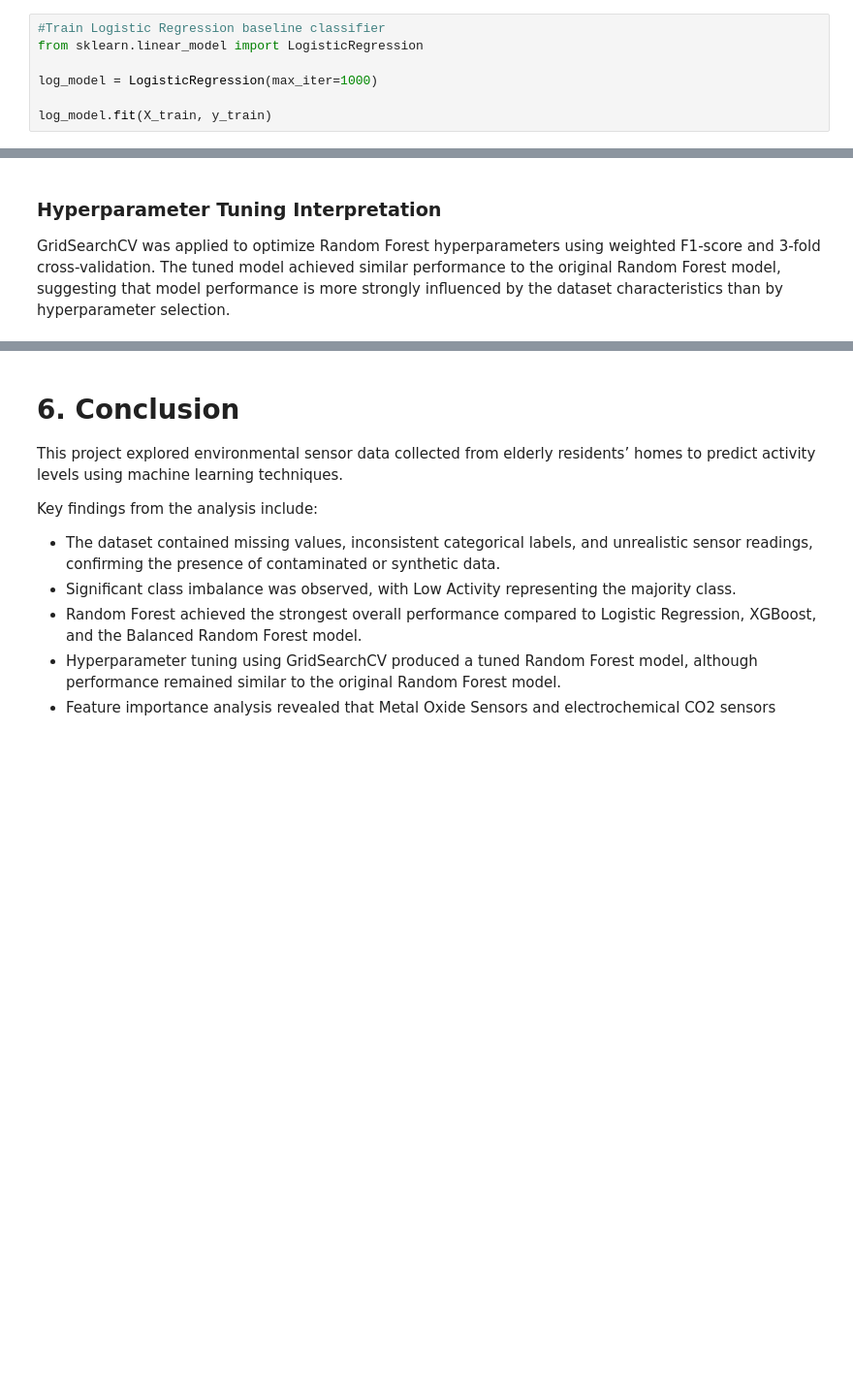
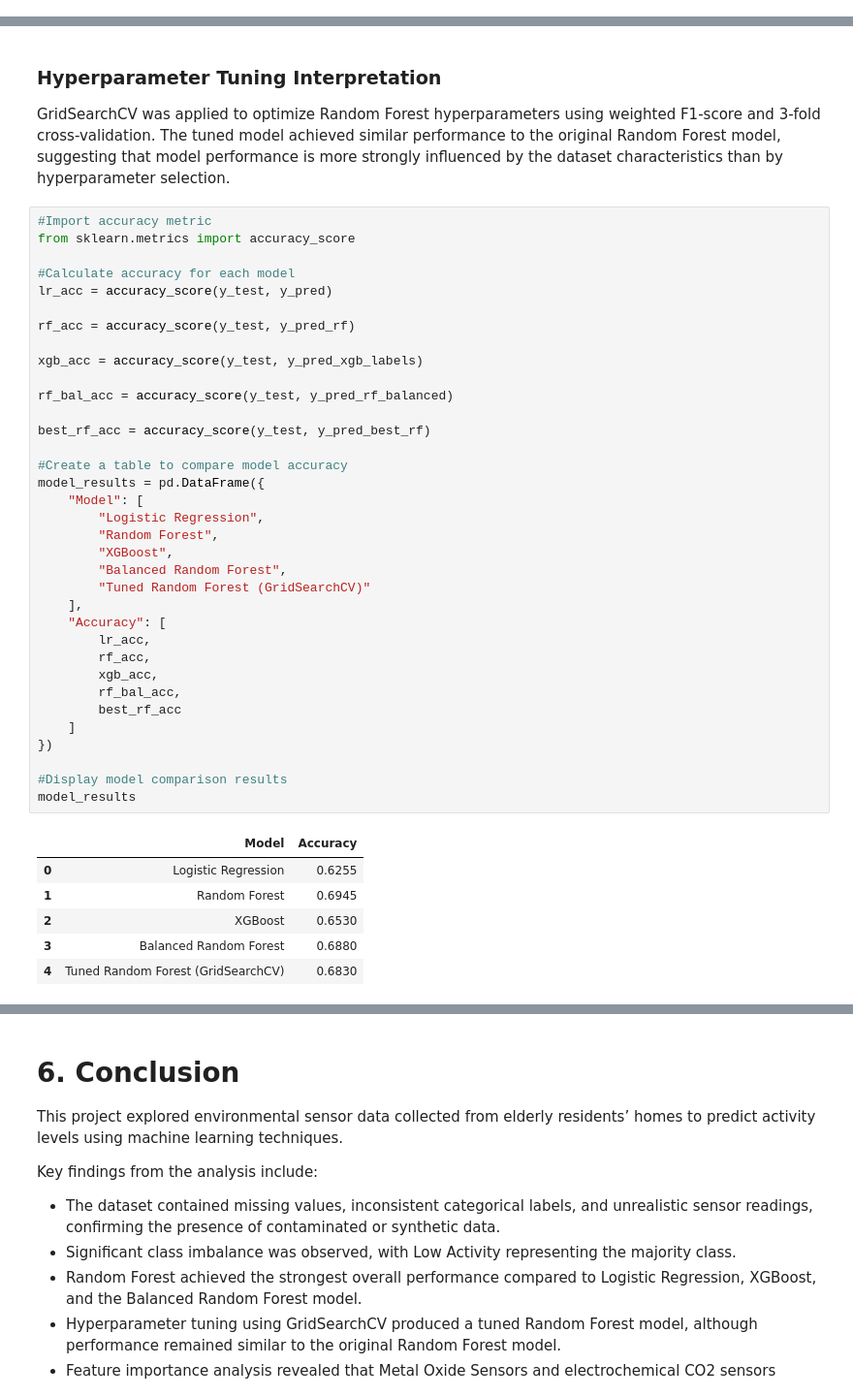
Before and after one commit to imcadenlim/git_practical, a Jupyter notebook: eda.ipynb, the cells around one changed output, grey strips where cells are left out. Shown at 97% size. Cells and saved outputs as stored; diff of their text form; blank space fills up the shorter version.

Commit message:
Update EDA notebook with model evaluation and comparison

```diff
--- a/eda.ipynb
+++ b/eda.ipynb
@@ -474,10 +486,3 @@ Random Forest was selected because it can effectively model non-linear relations
 ### XGBoost
 
 XGBoost was selected as an advanced ensemble learning algorithm capable of capturing complex patterns in structured tabular data. It is widely used in machine learning applications due to its strong predictive performance and robustness.
-# %%
-#Train Logistic Regression baseline classifier
-from sklearn.linear_model import LogisticRegression
-
-log_model = LogisticRegression(max_iter=1000)
-
-log_model.fit(X_train, y_train)
@@ -886,3 +819,45 @@ Moderate Activity       0.55      0.72      0.62       628
 ### Hyperparameter Tuning Interpretation
 
 GridSearchCV was applied to optimize Random Forest hyperparameters using weighted F1-score and 3-fold cross-validation. The tuned model achieved similar performance to the original Random Forest model, suggesting that model performance is more strongly influenced by the dataset characteristics than by hyperparameter selection.
+# %%
+#Import accuracy metric
+from sklearn.metrics import accuracy_score
+
+#Calculate accuracy for each model
+lr_acc = accuracy_score(y_test, y_pred)
+
+rf_acc = accuracy_score(y_test, y_pred_rf)
+
+xgb_acc = accuracy_score(y_test, y_pred_xgb_labels)
+
+rf_bal_acc = accuracy_score(y_test, y_pred_rf_balanced)
+
+best_rf_acc = accuracy_score(y_test, y_pred_best_rf)
+
+#Create a table to compare model accuracy
+model_results = pd.DataFrame({
+    "Model": [
+        "Logistic Regression",
+        "Random Forest",
+        "XGBoost",
+        "Balanced Random Forest",
+        "Tuned Random Forest (GridSearchCV)"
+    ],
+    "Accuracy": [
+        lr_acc,
+        rf_acc,
+        xgb_acc,
+        rf_bal_acc,
+        best_rf_acc
+    ]
+})
+
+#Display model comparison results
+model_results
+# %% [output]
+|  | Model | Accuracy |
+| 0 | Logistic Regression | 0.6255 |
+| 1 | Random Forest | 0.6945 |
+| 2 | XGBoost | 0.6530 |
+| 3 | Balanced Random Forest | 0.6880 |
+| 4 | Tuned Random Forest (GridSearchCV) | 0.6830 |
```
Also changed, not shown: parts of 13 cells of this notebook.
